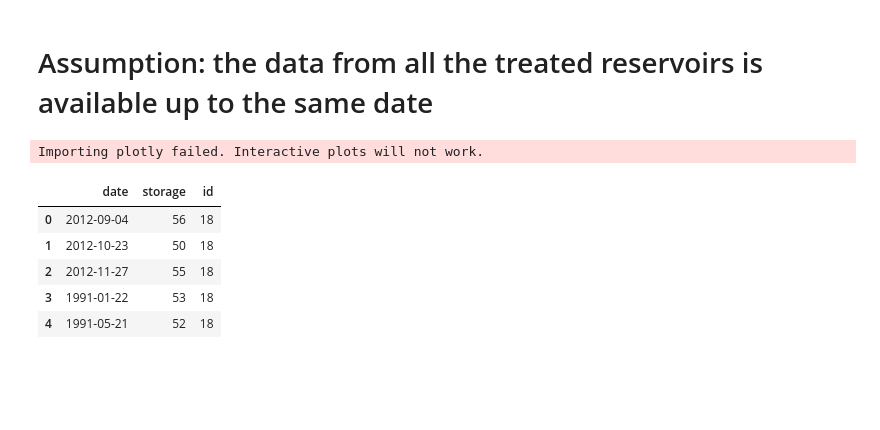
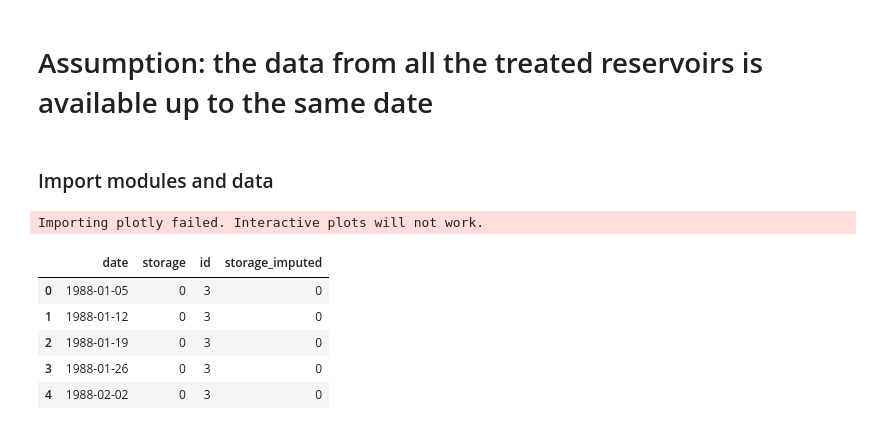
Before and after one commit to ivanver02/reservoir-data-platform, a Jupyter notebook: notebooks/transferring/transfer_optimization.ipynb, the cells around one changed output. Saved outputs shown, nothing was run; the diff lists cells and outputs as text; code cells hidden in the pictures; blank space fills up the shorter version.

```diff
--- a/notebooks/transferring/transfer_optimization.ipynb
+++ b/notebooks/transferring/transfer_optimization.ipynb
@@ -1,5 +1,7 @@
 # %% [markdown]
 # Assumption: the data from all the treated reservoirs is available up to the same date
+# %% [markdown]
+### Import modules and data
 # %%
 import pandas as pd
 import matplotlib.pyplot as plt
@@ -18,14 +25,14 @@ epsilon = 1e-6
 # %% [output]
 Importing plotly failed. Interactive plots will not work.
 # %%
-water_path = PATHS['definitive_notebooks'] / 'water_definitive.csv'
+water_path = PATHS['definitive_notebooks'] / 'water_definitive.parquet'
 water_pd = pd.read_parquet(water_path)
 water_pd.head()
 # %% [output]
-|  | date | storage | id |
-| 0 | 2012-09-04 | 56 | 18 |
-| 1 | 2012-10-23 | 50 | 18 |
-| 2 | 2012-11-27 | 55 | 18 |
-| 3 | 1991-01-22 | 53 | 18 |
-| 4 | 1991-05-21 | 52 | 18 |
+|  | date | storage | id | storage_imputed |
+| 0 | 1988-01-05 | 0 | 3 | 0 |
+| 1 | 1988-01-12 | 0 | 3 | 0 |
+| 2 | 1988-01-19 | 0 | 3 | 0 |
+| 3 | 1988-01-26 | 0 | 3 | 0 |
+| 4 | 1988-02-02 | 0 | 3 | 0 |
 # %%
```
Also changed, not shown: parts of 52 cells of this notebook, 6 other files.
